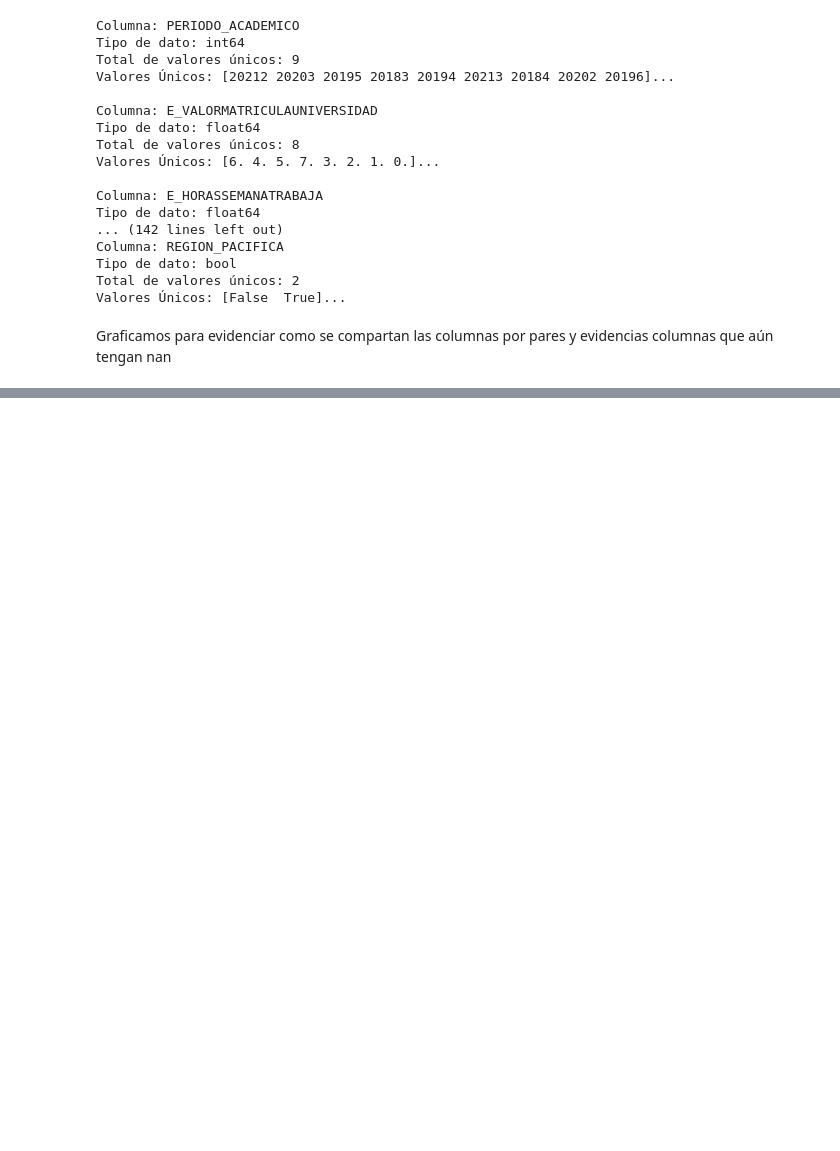
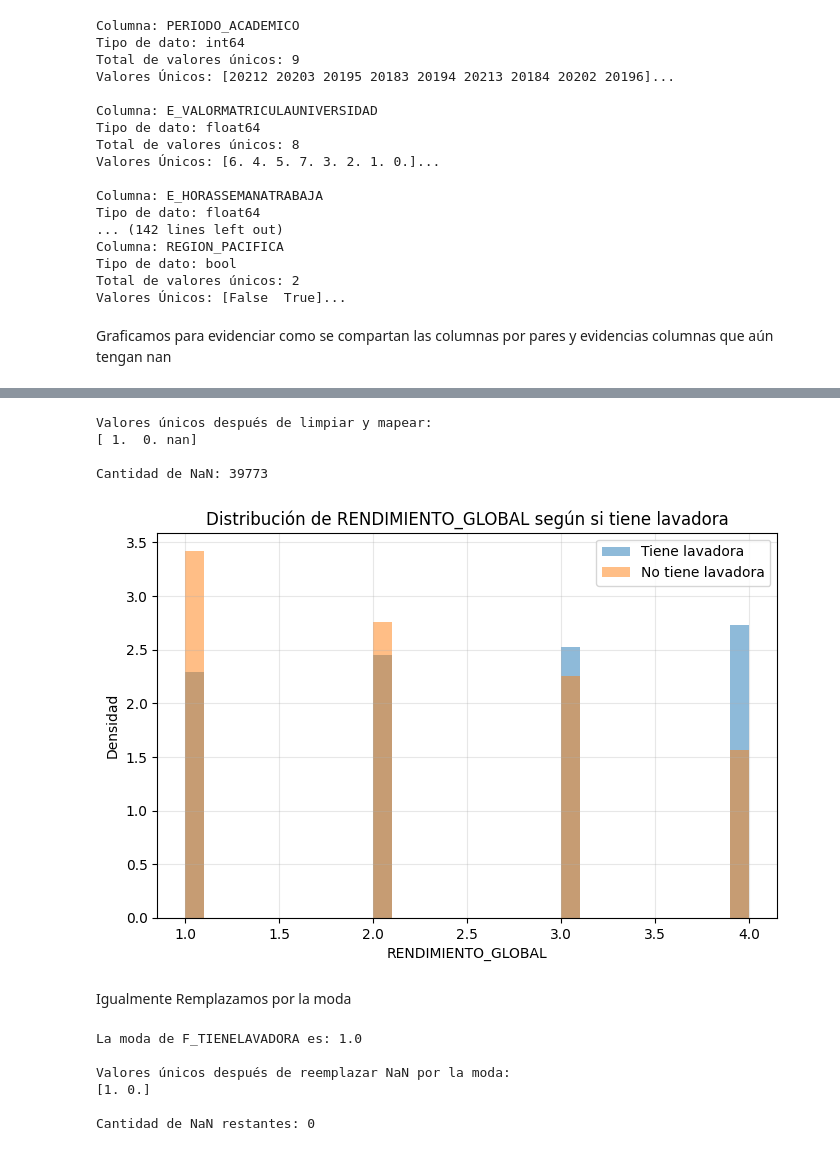
Before and after one commit to CarlosArteagaM/Proyecto-IA_2025-2, a Jupyter notebook: 02_preprocesado.ipynb, the cells around one changed output, grey strips where cells are left out. Cells and saved outputs as stored; diff of their text form; code cells hidden in the pictures; blank space fills up the shorter version.

```diff
--- a/02_preprocesado.ipynb
+++ b/02_preprocesado.ipynb
@@ -553,0 +657,59 @@ Graficamos para evidenciar como se compartan las columnas por pares y evidencias
+# %%
+d9 = d8.copy()
+mapping_lavadora = {
+    'si': 1,
+    'no': 0
+}
+
+d9 = clean_text_column(d9, 'F_TIENELAVADORA')
+d9 = replace_category_for_numbers(d9, 'F_TIENELAVADORA', mapping_lavadora)
+
+print("Valores únicos después de limpiar y mapear:")
+print(d9['F_TIENELAVADORA'].unique())
+
+print("\nCantidad de NaN:", d9['F_TIENELAVADORA'].isna().sum())
+# %% [output]
+Valores únicos después de limpiar y mapear:
+[ 1.  0. nan]
+
+Cantidad de NaN: 39773
+# %%
+d9['RENDIMIENTO_GLOBAL'] = pd.to_numeric(d9['RENDIMIENTO_GLOBAL'], errors='coerce')
+
+plt.figure(figsize=(8,5))
+
+for value, label in zip([1, 0], ['Tiene lavadora', 'No tiene lavadora']):
+    subset = d9.loc[
+        (d9['F_TIENELAVADORA'] == value) &
+        (~d9['RENDIMIENTO_GLOBAL'].isna()),
+        'RENDIMIENTO_GLOBAL'
+    ]
+    if len(subset) > 0:
+        plt.hist(subset, bins=30, density=True, alpha=0.5, label=label)
+
+plt.title('Distribución de RENDIMIENTO_GLOBAL según si tiene lavadora')
+plt.xlabel('RENDIMIENTO_GLOBAL')
+plt.ylabel('Densidad')
+plt.legend()
+plt.grid(True, alpha=0.3)
+plt.show()
+# %% [output]
+[figure, added]
+# %% [markdown]
+Igualmente Remplazamos por la moda
+# %%
+moda_lavadora = d9['F_TIENELAVADORA'].mode(dropna=True)[0]
+print("La moda de F_TIENELAVADORA es:", moda_lavadora)
+
+d9['F_TIENELAVADORA'] = d9['F_TIENELAVADORA'].fillna(moda_lavadora)
+
+print("\nValores únicos después de reemplazar NaN por la moda:")
+print(d9['F_TIENELAVADORA'].unique())
+print("\nCantidad de NaN restantes:", d9['F_TIENELAVADORA'].isna().sum())
+# %% [output]
+La moda de F_TIENELAVADORA es: 1.0
+
+Valores únicos después de reemplazar NaN por la moda:
+[1. 0.]
+
+Cantidad de NaN restantes: 0
```
Also changed, not shown: parts of 16 cells of this notebook.
